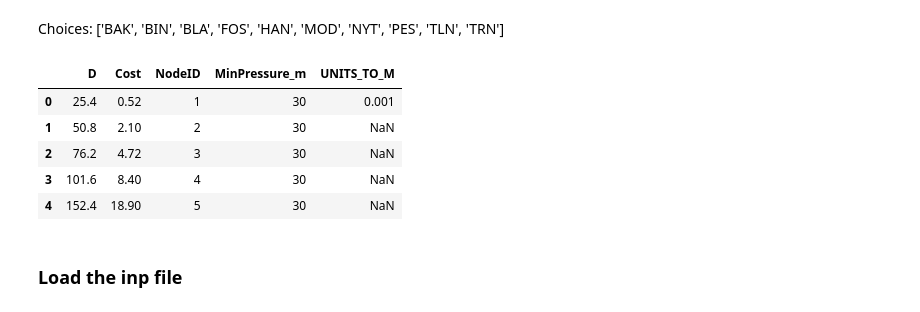
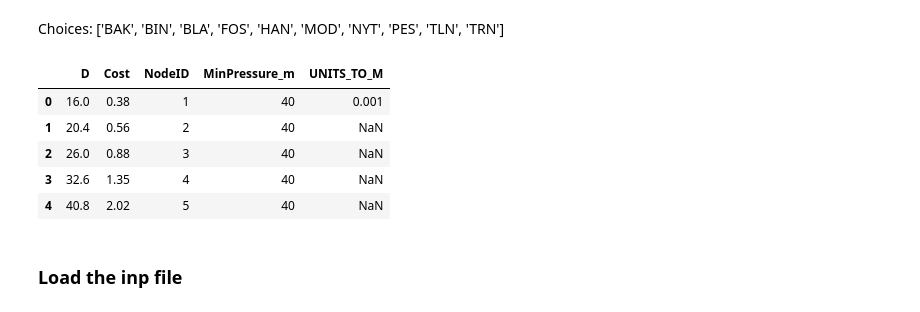
Before and after one commit to alextremo0205/AnyTown_DB, a Jupyter notebook: Exeter_Geom_DB.ipynb, the cells around one changed output. Saved outputs shown, nothing was run; the diff lists cells and outputs as text; code cells hidden in the pictures.

```diff
--- a/Exeter_Geom_DB.ipynb
+++ b/Exeter_Geom_DB.ipynb
@@ -76,15 +84,17 @@ name_WDS = 'BLA'
 # %%
+name_WDS = 'FOS'
+
 #Read the Network info
 WDS_info = pd.read_csv('./networks/Exeter/'+name_WDS+'_info.csv', dtype = {'NodeID': str} )
+
+WDS_info.head()
+# %% [output]
+|  | D | Cost | NodeID | MinPressure_m | UNITS_TO_M |
+| 0 | 16.0 | 0.38 | 1 | 40 | 0.001 |
+| 1 | 20.4 | 0.56 | 2 | 40 | NaN |
+| 2 | 26.0 | 0.88 | 3 | 40 | NaN |
+| 3 | 32.6 | 1.35 | 4 | 40 | NaN |
+| 4 | 40.8 | 2.02 | 5 | 40 | NaN |
-# %%
-WDS_info.head()
-# %% [output]
-|  | D | Cost | NodeID | MinPressure_m | UNITS_TO_M |
-| 0 | 25.4 | 0.52 | 1 | 30 | 0.001 |
-| 1 | 50.8 | 2.10 | 2 | 30 | NaN |
-| 2 | 76.2 | 4.72 | 3 | 30 | NaN |
-| 3 | 101.6 | 8.40 | 4 | 30 | NaN |
-| 4 | 152.4 | 18.90 | 5 | 30 | NaN |
 # %%
 #Transform the min. pressure of the nodes into a pandas dataframe
 min_pres = WDS_info[['NodeID', 'MinPressure_m']].dropna()
```
Also changed, not shown: parts of 44 cells of this notebook.
